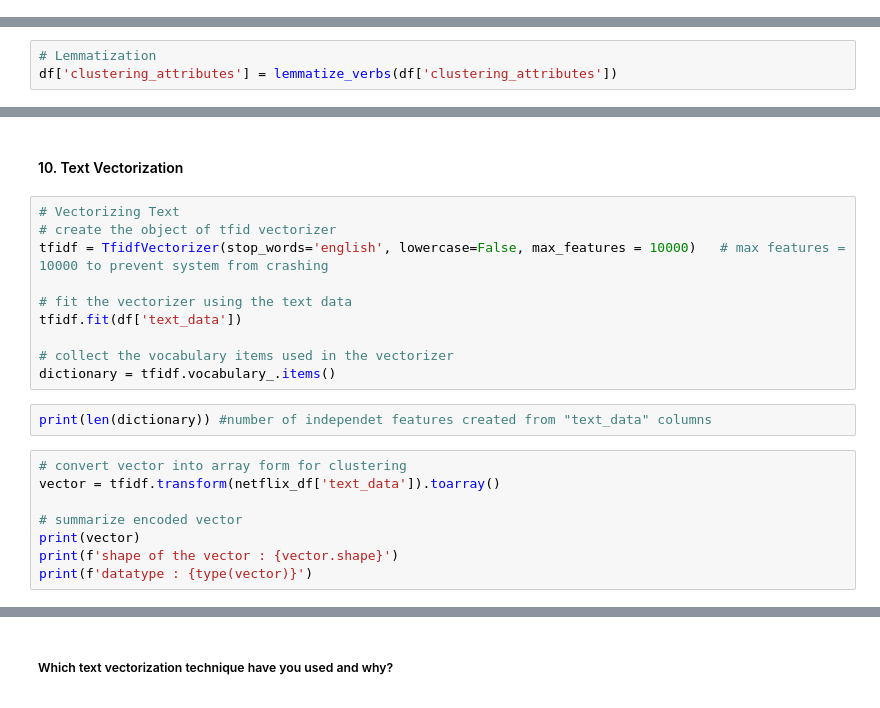
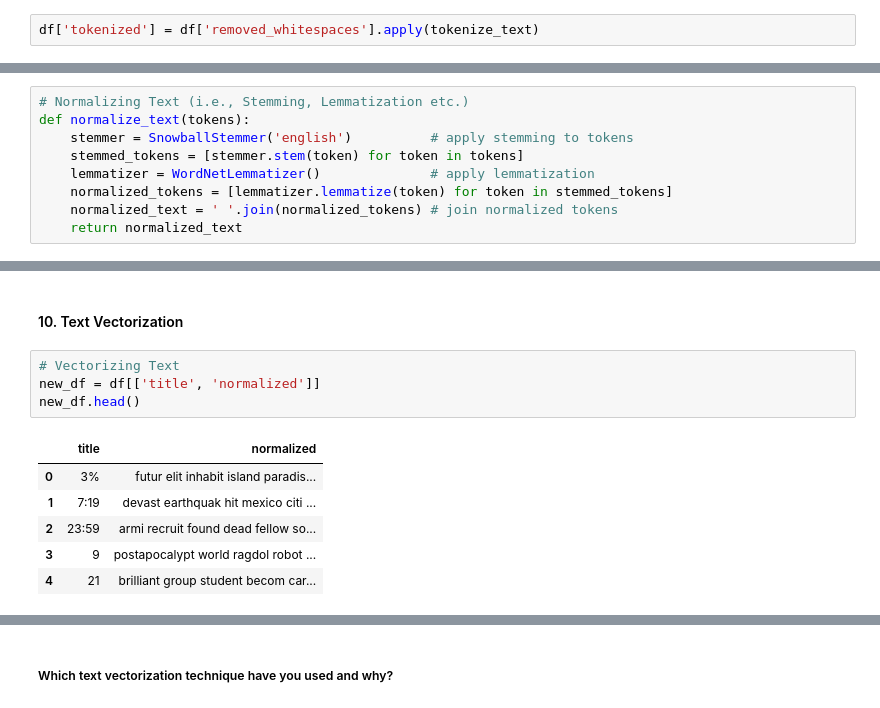
Before and after one commit to GaytriChoudhari/Unsupervised_ML_Netflix_Movies_and_TV_Shows_Clustering, a Jupyter notebook: Unsupervised_ML_Netflix_Movies_and_TV_Shows_Clustering.ipynb, the cells around one changed output, grey strips where cells are left out. Saved outputs shown, nothing was run; the diff lists cells and outputs as text.

```diff
--- a/Unsupervised_ML_Netflix_Movies_and_TV_Shows_Clustering.ipynb
+++ b/Unsupervised_ML_Netflix_Movies_and_TV_Shows_Clustering.ipynb
@@ -1227,0 +1252,2 @@ KeyError: ignored
+# %%
+df['tokenized'] = df['removed_whitespaces'].apply(tokenize_text)
@@ -1241,3 +1264,0 @@ def lemmatize_verbs(words):
-# %%
-# Lemmatization
-df['clustering_attributes'] = lemmatize_verbs(df['clustering_attributes'])
@@ -1245,0 +1275,9 @@ df['clustering_attributes'][40]
+# %%
+# Normalizing Text (i.e., Stemming, Lemmatization etc.)
+def normalize_text(tokens):
+    stemmer = SnowballStemmer('english')          # apply stemming to tokens
+    stemmed_tokens = [stemmer.stem(token) for token in tokens]
+    lemmatizer = WordNetLemmatizer()              # apply lemmatization
+    normalized_tokens = [lemmatizer.lemmatize(token) for token in stemmed_tokens]
+    normalized_text = ' '.join(normalized_tokens) # join normalized tokens
+    return normalized_text
@@ -1253,23 +1302,14 @@ Lemmatization technique is used. We have lemmatized the corpus.
 # POS Taging
 # %% [markdown]
 #### 10. Text Vectorization
-# %%
-# Vectorizing Text
-# create the object of tfid vectorizer
-tfidf = TfidfVectorizer(stop_words='english', lowercase=False, max_features = 10000)   # max features = 10000 to prevent system from crashing
-
-# fit the vectorizer using the text data
-tfidf.fit(df['text_data'])
-
-# collect the vocabulary items used in the vectorizer
-dictionary = tfidf.vocabulary_.items()
-# %%
-print(len(dictionary)) #number of independet features created from "text_data" columns
-# %%
-# convert vector into array form for clustering
-vector = tfidf.transform(netflix_df['text_data']).toarray()
-
-# summarize encoded vector
-print(vector)
-print(f'shape of the vector : {vector.shape}')
-print(f'datatype : {type(vector)}')
+# %%
+# Vectorizing Text
+new_df = df[['title', 'normalized']]
+new_df.head()
+# %% [output]
+|  | title | normalized |
+| 0 | 3% | futur elit inhabit island paradis... |
+| 1 | 7:19 | devast earthquak hit mexico citi ... |
+| 2 | 23:59 | armi recruit found dead fellow so... |
+| 3 | 9 | postapocalypt world ragdol robot ... |
+| 4 | 21 | brilliant group student becom car... |
```
Also changed, not shown: parts of 68 cells of this notebook.
